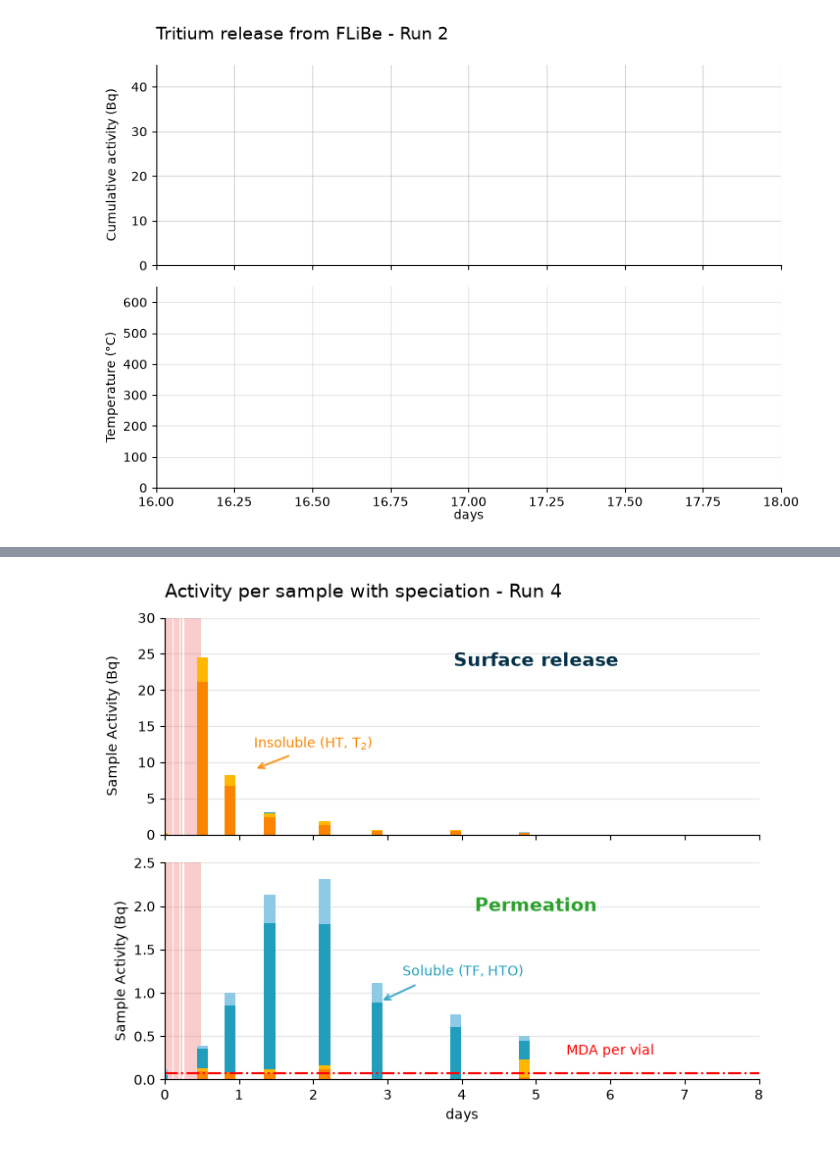
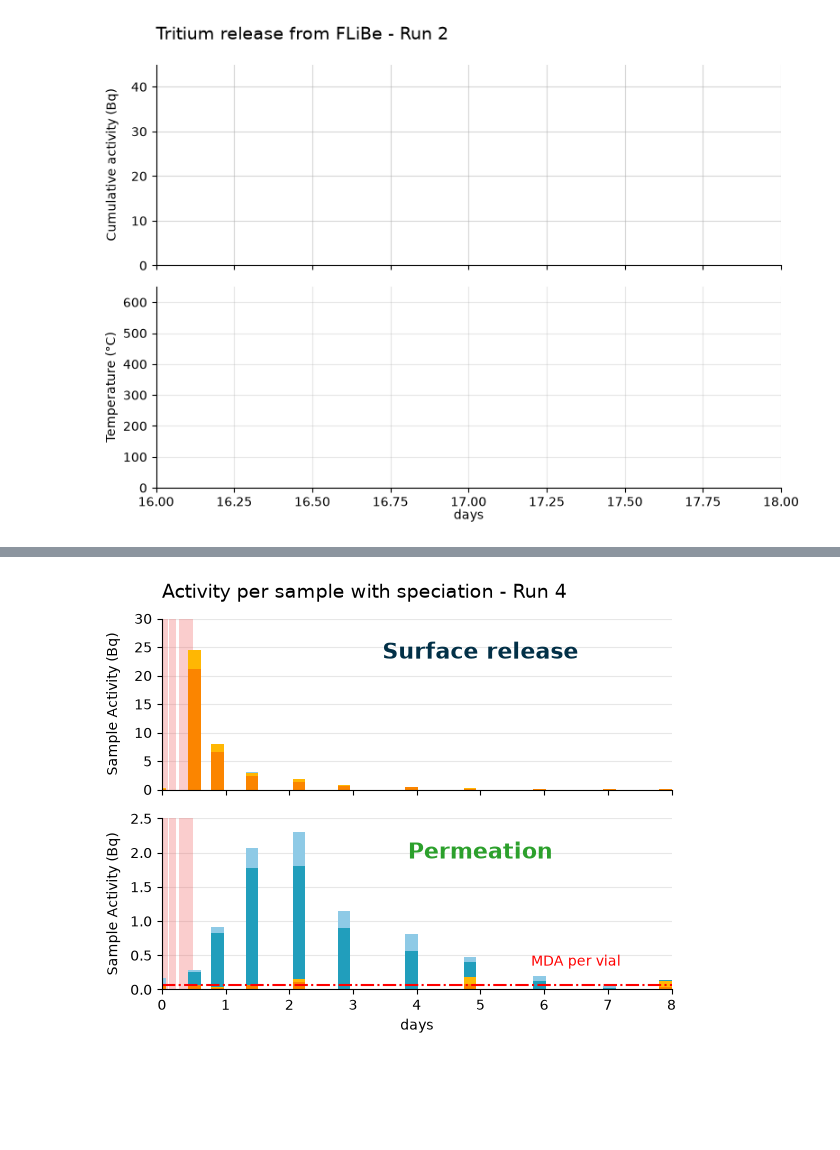
Before and after one commit to LIBRA-project/FLiBe-1L-run-4, a Jupyter notebook: analysis/tritium/tritium_model.ipynb, the cells around one changed output, grey strips where cells are left out. Cells and saved outputs as stored; diff of their text form; code cells hidden in the pictures; blank space fills up the shorter version.

```diff
--- a/analysis/tritium/tritium_model.ipynb
+++ b/analysis/tritium/tritium_model.ipynb
@@ -1023,69 +1024,70 @@ plt.savefig("outputs/cumulative_IV_release_soluble.png", bbox_inches="tight")
 # %%
 # Create figure with two subplots for bar charts
-fig, (ax1, ax2) = plt.subplots(2, 1, figsize=(7, 5.8), sharex=True)
+fig, (ax1, ax2) = plt.subplots(2, 1, figsize=(6, 4.8), sharex=True)
 
 
 # Top plot: Inner vessel
 plt.sca(ax1)
 plot_irradiation(baby_model, facecolor="#EF5B5B", alpha=0.3)
-plot_bars(IV_stream, index=[time.to(ureg.day) for time in replacement_times_top], bar_width = 0.15)
+plot_bars(IV_stream, index=[time.to(ureg.day) for time in replacement_times_top], bar_width = 0.2)
 
 ax1.grid(True, axis="y", alpha=0.3)
 ax1.set_ylim(bottom=0, top=30)
 ax1.set_xlim(0, 8)
-ax1.set_ylabel("Sample Activity (Bq)", labelpad=13)
+ax1.set_ylabel("Sample Activity (Bq)", labelpad=10)
 ax1.set_title("Activity per sample with speciation - Run 4", loc="left", pad=15, fontsize=14)
 
 # Add text label
 ax1.text(5, ax1.get_ylim()[1] * 0.8, 'Surface release',
-         color='#023047', va='center', ha='center', fontsize=14, fontweight='bold')
+         color='#023047', va='center', ha='center', fontsize=16, fontweight='bold')
 
-# Add insoluble species label
+""" # Add insoluble species label
 ax1.text(2, 12, r'Insoluble (HT, T$_2$)',
          color='#FB8500', ha='center', fontsize=10)
 
 ax1.annotate('', xy=(1.2, 9), xytext=(1.7, 11),
-             arrowprops=dict(arrowstyle='->', color='#FB8500', alpha=0.8, lw=1.5))
+             arrowprops=dict(arrowstyle='->', color='#FB8500', alpha=0.8, lw=1.5)) """
 
 # Bottom plot: Outer vessel
 plt.sca(ax2)
 plot_irradiation(baby_model, facecolor="#EF5B5B", alpha=0.3)
-plot_bars(OV_stream, index=[time.to(ureg.day) for time in replacement_times_walls], bar_width = 0.15)
+plot_bars(OV_stream, index=[time.to(ureg.day) for time in replacement_times_walls], bar_width = 0.2)
 
 ax2.grid(True, axis="y", alpha=0.3)
 ax2.set_ylim(bottom=0, top=2.5)
 ax2.set_xlim(0, 8)
-ax2.set_ylabel("Sample Activity (Bq)")
+ax2.set_ylabel("Sample Activity (Bq)", labelpad=7)
 ax2.set_xlabel("days")
 
 # Add MDA line
 MDA = 0.071  # Calculated by hand for demo, TODO create code to calculate automatically
 ax2.axhline(y=MDA, color = "red", linestyle = "-.")
 ax2.annotate(
     f"MDA per vial",
-    (6, 0.25),
+    (6.5, 0.3),
     xytext=(0, 0),
     textcoords="offset points",
     ha="center",
     va="bottom",
     color="red",
+    fontsize=10,
 )
 
 # Add text label
 ax2.text(5, ax2.get_ylim()[1] * 0.8, 'Permeation',
-         color='tab:green', va='center', ha='center', fontsize=14, fontweight='bold')
+         color='tab:green', va='center', ha='center', fontsize=16, fontweight='bold')
 
-# Add soluble species label
+""" # Add soluble species label
 ax2.text(3.2, 1.2, r'Soluble (TF, HTO)',
          color='#219EBC', fontsize=10)
 
 ax2.annotate('', xy=(2.9, 0.9), xytext=(3.4, 1.1),
-             arrowprops=dict(arrowstyle='->', color='#219EBC', alpha=0.8, lw=1.5))
+             arrowprops=dict(arrowstyle='->', color='#219EBC', alpha=0.8, lw=1.5)) """
 
 plt.tight_layout()
 plt.savefig('outputs/per_sample_activity.pdf', bbox_inches='tight')
-plt.savefig('outputs/per_sample_activity.svg', bbox_inches='tight')
-plt.savefig('outputs/per_sample_activity.png', bbox_inches='tight')
+plt.savefig('outputs/per_sample_activity_run_4.svg', bbox_inches='tight')
+plt.savefig('outputs/per_sample_activity_run_4.png', bbox_inches='tight')
 plt.show()
 # %% [output]
-[figure, old version]
+[figure, new version]
```
Also changed, not shown: parts of 8 cells of this notebook, 1 other file.
